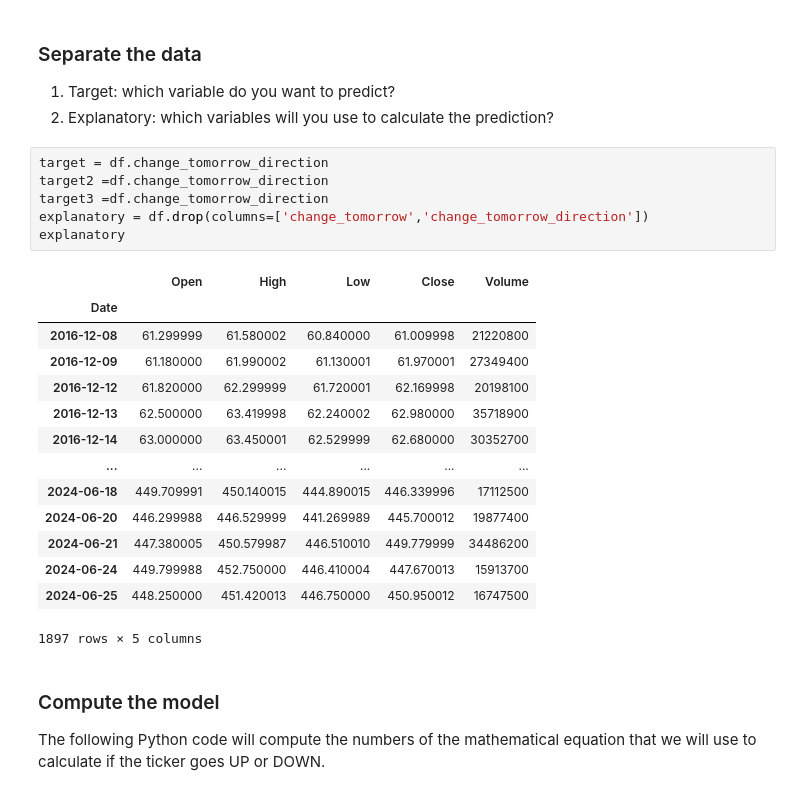
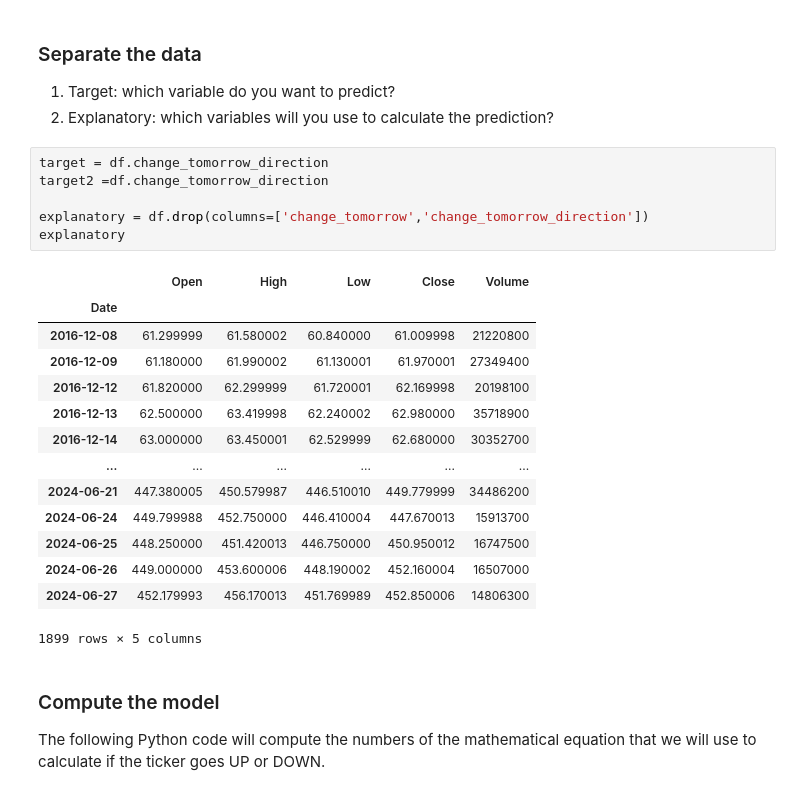
Before and after one commit to ta1k5ick/practical-python-for-algorithmic-trading-4403633, a Jupyter notebook: notebooks-course/02A_Machine Learning Classification Model.ipynb, the cells around one changed output. Saved outputs shown, nothing was run; the diff lists cells and outputs as text.

```diff
--- a/notebooks-course/02A_Machine Learning Classification Model.ipynb
+++ b/notebooks-course/02A_Machine Learning Classification Model.ipynb
@@ -43,24 +36,24 @@ df
 # %%
 target = df.change_tomorrow_direction
 target2 =df.change_tomorrow_direction
-target3 =df.change_tomorrow_direction
+
 explanatory = df.drop(columns=['change_tomorrow','change_tomorrow_direction'])
 explanatory
 # %% [output]
 |  | Open | High | Low | Close | Volume |
 | Date |  |  |  |  |  |
 | 2016-12-08 | 61.299999 | 61.580002 | 60.840000 | 61.009998 | 21220800 |
 | 2016-12-09 | 61.180000 | 61.990002 | 61.130001 | 61.970001 | 27349400 |
 | 2016-12-12 | 61.820000 | 62.299999 | 61.720001 | 62.169998 | 20198100 |
 | 2016-12-13 | 62.500000 | 63.419998 | 62.240002 | 62.980000 | 35718900 |
 | 2016-12-14 | 63.000000 | 63.450001 | 62.529999 | 62.680000 | 30352700 |
 | ... | ... | ... | ... | ... | ... |
-| 2024-06-18 | 449.709991 | 450.140015 | 444.890015 | 446.339996 | 17112500 |
-| 2024-06-20 | 446.299988 | 446.529999 | 441.269989 | 445.700012 | 19877400 |
 | 2024-06-21 | 447.380005 | 450.579987 | 446.510010 | 449.779999 | 34486200 |
 | 2024-06-24 | 449.799988 | 452.750000 | 446.410004 | 447.670013 | 15913700 |
 | 2024-06-25 | 448.250000 | 451.420013 | 446.750000 | 450.950012 | 16747500 |
+| 2024-06-26 | 449.000000 | 453.600006 | 448.190002 | 452.160004 | 16507000 |
+| 2024-06-27 | 452.179993 | 456.170013 | 451.769989 | 452.850006 | 14806300 |
-1897 rows × 5 columns
+1899 rows × 5 columns
 # %% [markdown]
 ### Compute the model
 
```
Also changed, not shown: parts of 9 cells of this notebook, 19 other files.
